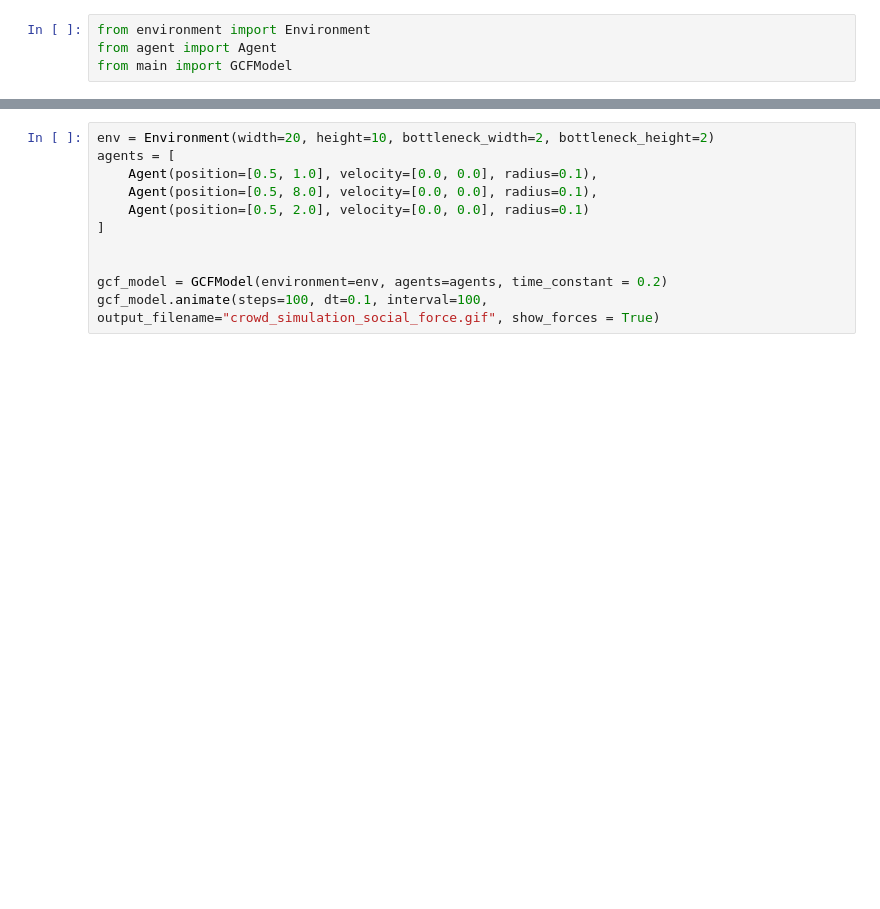
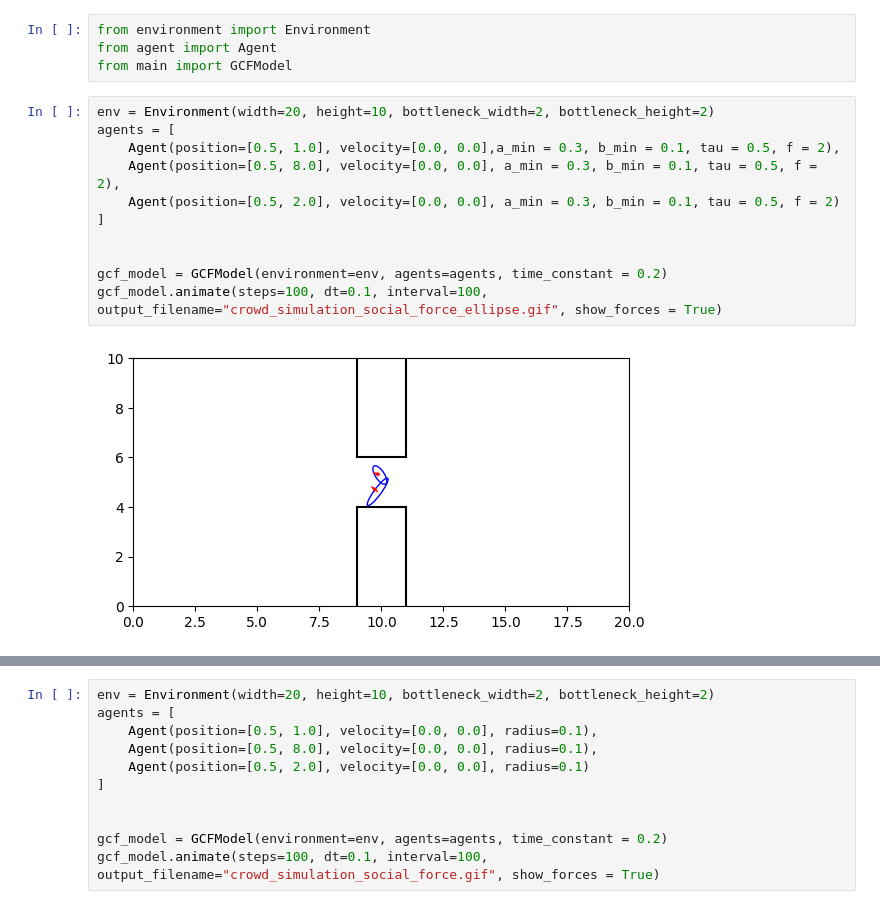
Before and after one commit to s2013568/DEM_test, a Jupyter notebook: Ageng_based_simulation/Force_based_model/test.ipynb, the cells around one changed output, grey strips where cells are left out. Drawn from its saved outputs; the diff is of its cells as text; blank space fills up the shorter version.

Commit message:
ellipse implemented, with parameter space causing a lot of wobbling...

```diff
--- a/Ageng_based_simulation/Force_based_model/test.ipynb
+++ b/Ageng_based_simulation/Force_based_model/test.ipynb
@@ -2,3 +2,16 @@
 from environment import Environment
 from agent import Agent
 from main import GCFModel
+# %%
+env = Environment(width=20, height=10, bottleneck_width=2, bottleneck_height=2)
+agents = [
+    Agent(position=[0.5, 1.0], velocity=[0.0, 0.0],a_min = 0.3, b_min = 0.1, tau = 0.5, f = 2),
+    Agent(position=[0.5, 8.0], velocity=[0.0, 0.0], a_min = 0.3, b_min = 0.1, tau = 0.5, f = 2),
+    Agent(position=[0.5, 2.0], velocity=[0.0, 0.0], a_min = 0.3, b_min = 0.1, tau = 0.5, f = 2)
+]
+
+
+gcf_model = GCFModel(environment=env, agents=agents, time_constant = 0.2)
+gcf_model.animate(steps=100, dt=0.1, interval=100, output_filename="crowd_simulation_social_force_ellipse.gif", show_forces = True)
+# %% [output]
+[figure, added]
```
Also changed, not shown: parts of 3 cells of this notebook, 5 other files.
